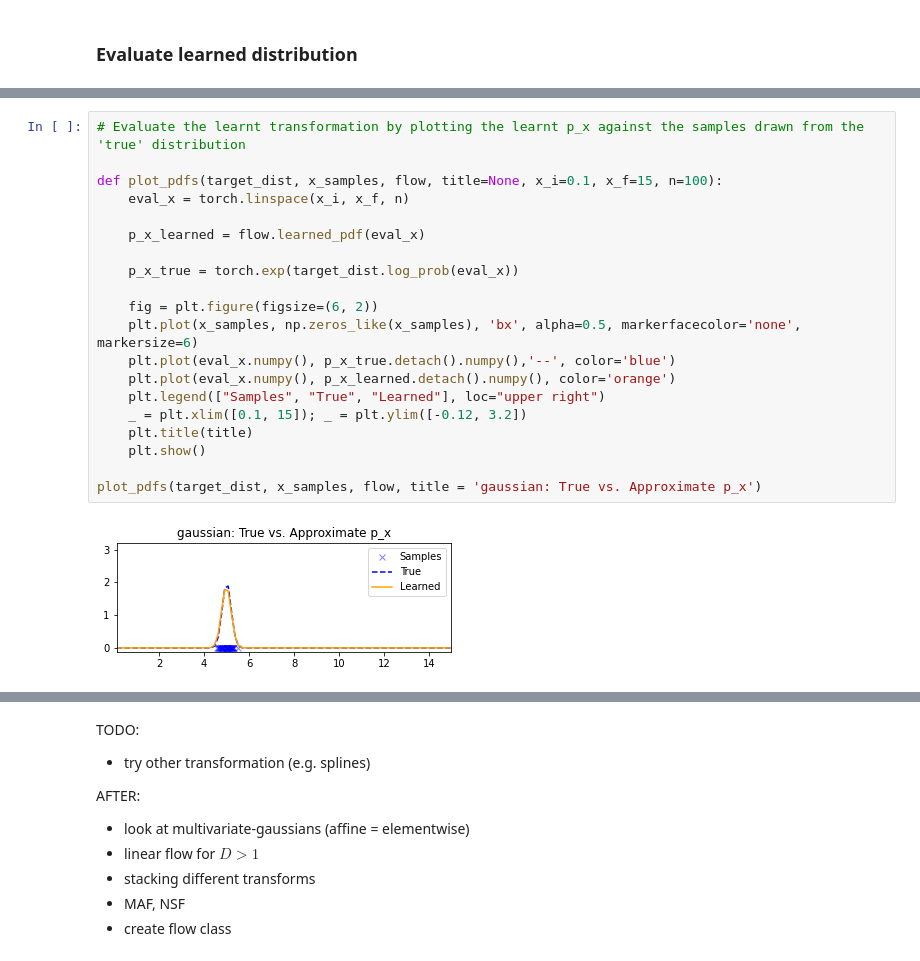
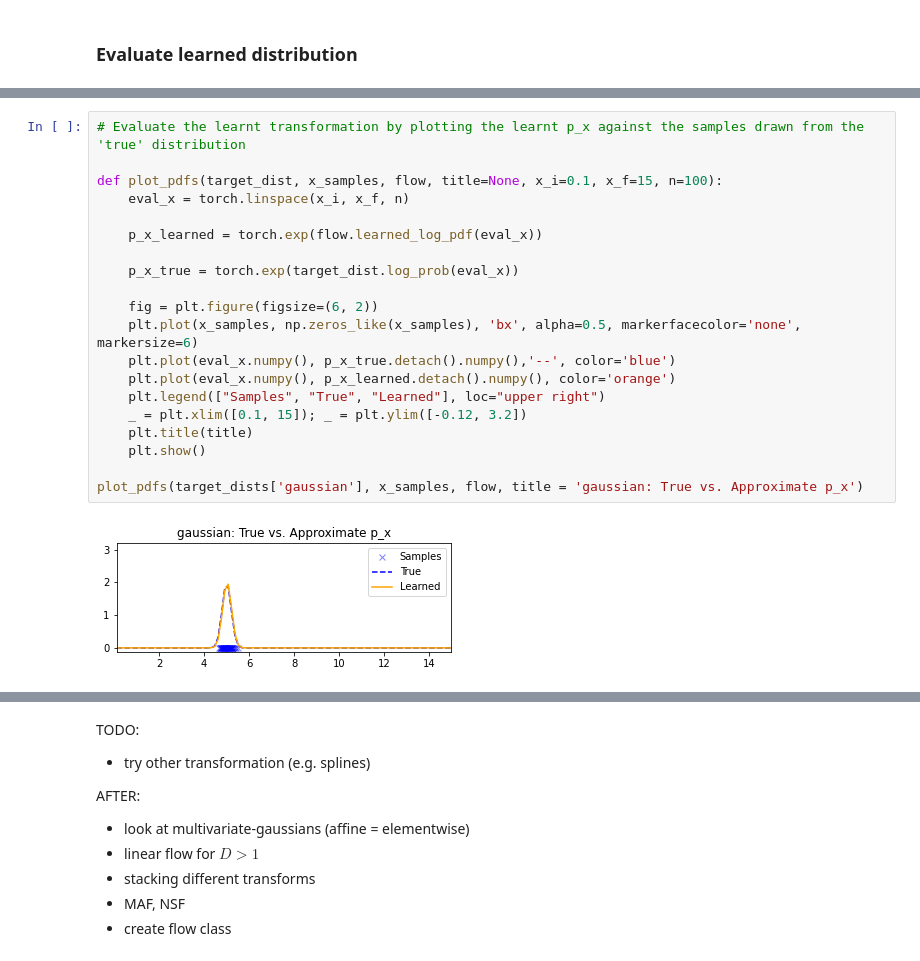
Before and after one commit to JuliaLinhart/NormalizingFlows, a Jupyter notebook: toy_example.ipynb, the cells around one changed output, grey strips where cells are left out. Drawn from its saved outputs; the diff is of its cells as text.

```diff
--- a/toy_example.ipynb
+++ b/toy_example.ipynb
@@ -70,25 +70,25 @@ tensor(0.2011, grad_fn=<StdBackward0>)
 # %%
 # Evaluate the learnt transformation by plotting the learnt p_x against the samples drawn from the 'true' distribution
 
 def plot_pdfs(target_dist, x_samples, flow, title=None, x_i=0.1, x_f=15, n=100):
     eval_x = torch.linspace(x_i, x_f, n)
 
-    p_x_learned = flow.learned_pdf(eval_x)
+    p_x_learned = torch.exp(flow.learned_log_pdf(eval_x))
 
     p_x_true = torch.exp(target_dist.log_prob(eval_x))
 
     fig = plt.figure(figsize=(6, 2))
     plt.plot(x_samples, np.zeros_like(x_samples), 'bx', alpha=0.5, markerfacecolor='none', markersize=6)
     plt.plot(eval_x.numpy(), p_x_true.detach().numpy(),'--', color='blue')
     plt.plot(eval_x.numpy(), p_x_learned.detach().numpy(), color='orange')
     plt.legend(["Samples", "True", "Learned"], loc="upper right")
     _ = plt.xlim([0.1, 15]); _ = plt.ylim([-0.12, 3.2])
     plt.title(title)
     plt.show()
 
-plot_pdfs(target_dist, x_samples, flow, title = 'gaussian: True vs. Approximate p_x')
+plot_pdfs(target_dists['gaussian'], x_samples, flow, title = 'gaussian: True vs. Approximate p_x')
 # %% [output]
-[figure, old version]
+[figure, new version]
 # %%
 # Plot for gmm eand exp distributions
 for dist in ['gmm','exp']:
```
Also changed, not shown: parts of 5 cells of this notebook, 2 other files.
